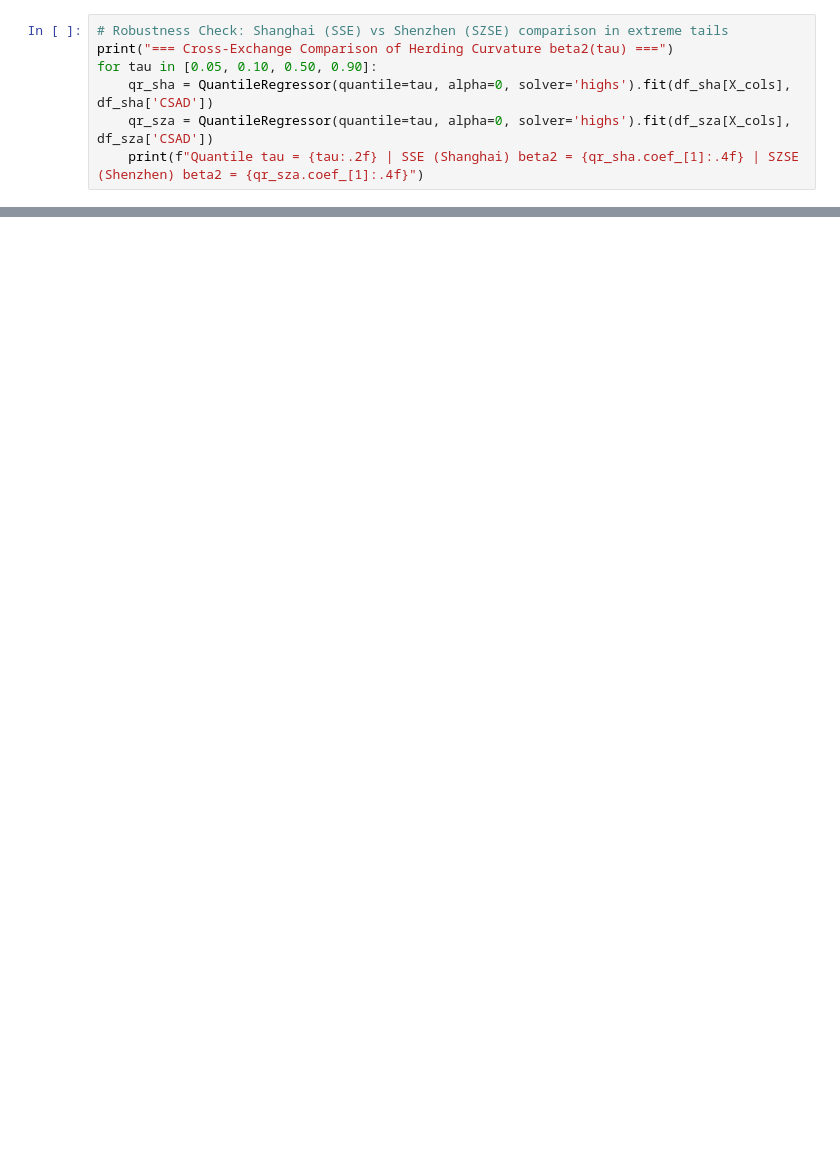
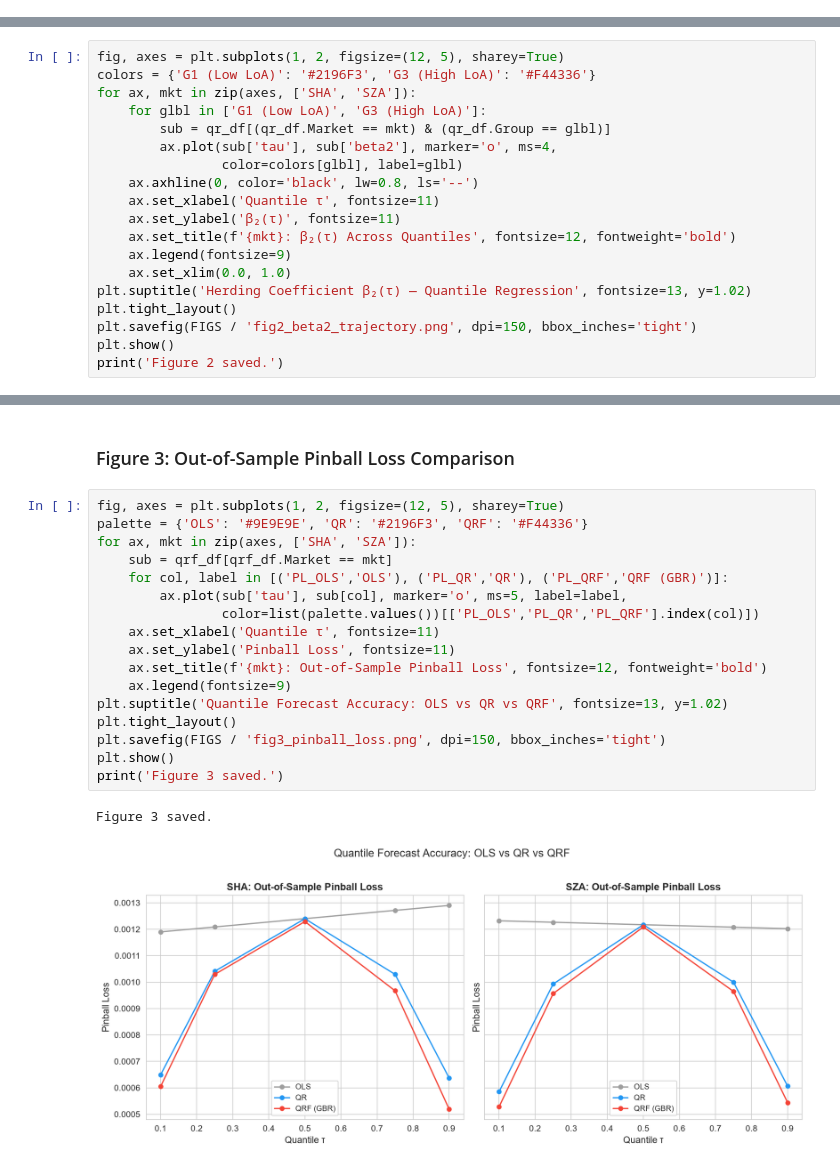
Before and after one commit to naoualhoussni/herding-limits-to-arbitrage-qrf, a Jupyter notebook: Thematique2_Herding_QRF_Complet.ipynb, the cells around one changed output, grey strips where cells are left out. Saved outputs shown, nothing was run; the diff lists cells and outputs as text; blank space fills up the shorter version.

Commit message:
Compile all notebooks with executed outputs, tables and embedded figures

```diff
--- a/Thematique2_Herding_QRF_Complet.ipynb
+++ b/Thematique2_Herding_QRF_Complet.ipynb
@@ -358,7 +0,0 @@ plt.show()
-# %%
-# Robustness Check: Shanghai (SSE) vs Shenzhen (SZSE) comparison in extreme tails
-print("=== Cross-Exchange Comparison of Herding Curvature beta2(tau) ===")
-for tau in [0.05, 0.10, 0.50, 0.90]:
-    qr_sha = QuantileRegressor(quantile=tau, alpha=0, solver='highs').fit(df_sha[X_cols], df_sha['CSAD'])
-    qr_sza = QuantileRegressor(quantile=tau, alpha=0, solver='highs').fit(df_sza[X_cols], df_sza['CSAD'])
-    print(f"Quantile tau = {tau:.2f} | SSE (Shanghai) beta2 = {qr_sha.coef_[1]:.4f} | SZSE (Shenzhen) beta2 = {qr_sza.coef_[1]:.4f}")
@@ -375,0 +480,19 @@ Quantile tau = 0.90 | SSE (Shanghai) beta2 = -0.9588 | SZSE (Shenzhen) beta2 = -
+# %%
+fig, axes = plt.subplots(1, 2, figsize=(12, 5), sharey=True)
+colors = {'G1 (Low LoA)': '#2196F3', 'G3 (High LoA)': '#F44336'}
+for ax, mkt in zip(axes, ['SHA', 'SZA']):
+    for glbl in ['G1 (Low LoA)', 'G3 (High LoA)']:
+        sub = qr_df[(qr_df.Market == mkt) & (qr_df.Group == glbl)]
+        ax.plot(sub['tau'], sub['beta2'], marker='o', ms=4,
+                color=colors[glbl], label=glbl)
+    ax.axhline(0, color='black', lw=0.8, ls='--')
+    ax.set_xlabel('Quantile τ', fontsize=11)
+    ax.set_ylabel('β₂(τ)', fontsize=11)
+    ax.set_title(f'{mkt}: β₂(τ) Across Quantiles', fontsize=12, fontweight='bold')
+    ax.legend(fontsize=9)
+    ax.set_xlim(0.0, 1.0)
+plt.suptitle('Herding Coefficient β₂(τ) — Quantile Regression', fontsize=13, y=1.02)
+plt.tight_layout()
+plt.savefig(FIGS / 'fig2_beta2_trajectory.png', dpi=150, bbox_inches='tight')
+plt.show()
+print('Figure 2 saved.')
@@ -375,0 +564,22 @@ Quantile tau = 0.90 | SSE (Shanghai) beta2 = -0.9588 | SZSE (Shenzhen) beta2 = -
+# %% [markdown]
+### Figure 3: Out-of-Sample Pinball Loss Comparison
+# %%
+fig, axes = plt.subplots(1, 2, figsize=(12, 5), sharey=True)
+palette = {'OLS': '#9E9E9E', 'QR': '#2196F3', 'QRF': '#F44336'}
+for ax, mkt in zip(axes, ['SHA', 'SZA']):
+    sub = qrf_df[qrf_df.Market == mkt]
+    for col, label in [('PL_OLS','OLS'), ('PL_QR','QR'), ('PL_QRF','QRF (GBR)')]:
+        ax.plot(sub['tau'], sub[col], marker='o', ms=5, label=label,
+                color=list(palette.values())[['PL_OLS','PL_QR','PL_QRF'].index(col)])
+    ax.set_xlabel('Quantile τ', fontsize=11)
+    ax.set_ylabel('Pinball Loss', fontsize=11)
+    ax.set_title(f'{mkt}: Out-of-Sample Pinball Loss', fontsize=12, fontweight='bold')
+    ax.legend(fontsize=9)
+plt.suptitle('Quantile Forecast Accuracy: OLS vs QR vs QRF', fontsize=13, y=1.02)
+plt.tight_layout()
+plt.savefig(FIGS / 'fig3_pinball_loss.png', dpi=150, bbox_inches='tight')
+plt.show()
+print('Figure 3 saved.')
+# %% [output]
+Figure 3 saved.
+[figure, added]
```
Also changed, not shown: parts of 54 cells of this notebook, 18 other files.
